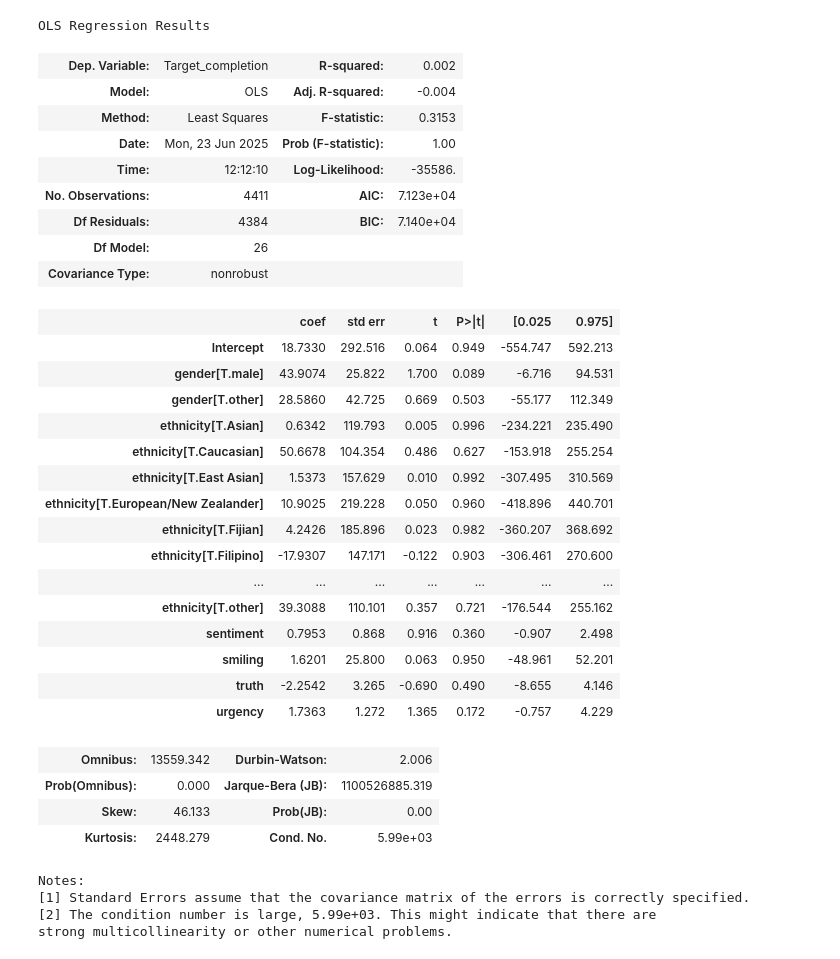
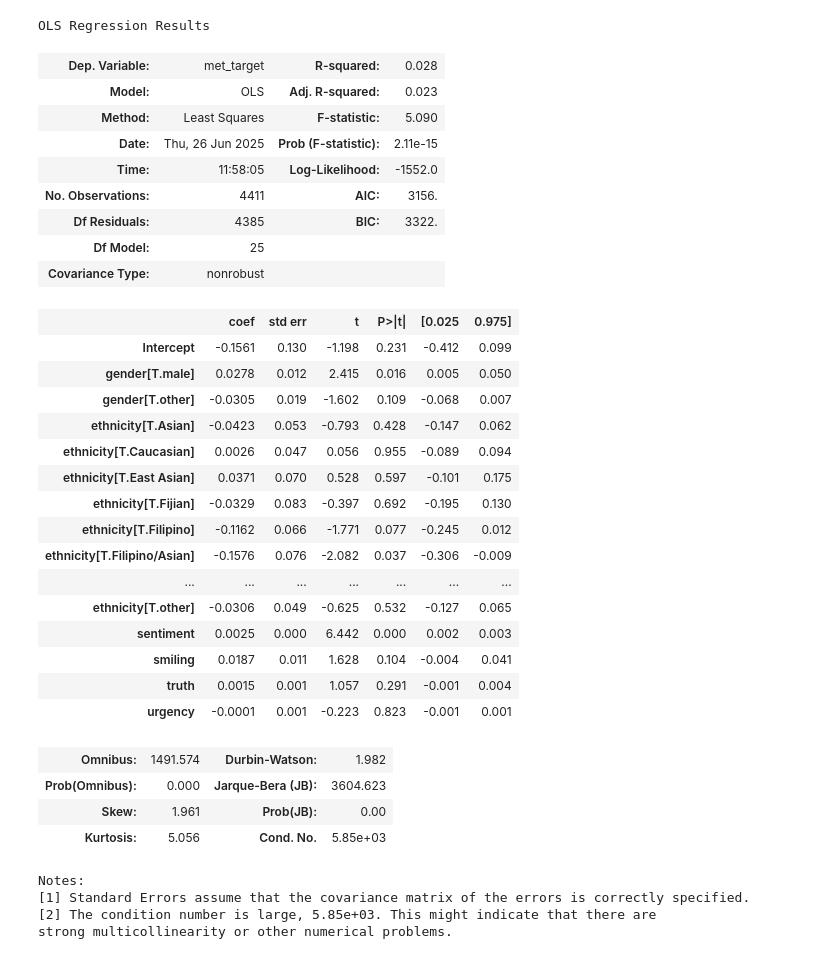
Before and after one commit to UoA-eResearch/givealittle, a Jupyter notebook: LLM_results.ipynb, the cells around one changed output. Saved outputs shown, nothing was run; the diff lists cells and outputs as text; code cells hidden in the pictures.

```diff
--- a/LLM_results.ipynb
+++ b/LLM_results.ipynb
@@ -177,0 +218,2 @@ Name: count, dtype: int64
+# %%
+df["Charity"] = df.whos_involved.str.contains(r"(Charity)", regex=False)
@@ -177,0 +226,2 @@ Name: count, dtype: int64
+# %%
+df["met_target"] = (df.amountRaised >= df.goal).astype(int)
@@ -177,0 +230,9 @@ Name: count, dtype: int64
+# %%
+def parse(age):
+    try:
+        return float(age)
+    except ValueError:
+        return None
+
+df["parsed_age"] = df.age.apply(parse)
+df.parsed_age.value_counts().head(20)
@@ -177,0 +406,3 @@ Name: count, dtype: int64
+# %%
+df.met_target = df.met_target.astype(int)
+smf.ols(formula="met_target ~ parsed_age + gender + ethnicity", data=df).fit().summary()
@@ -207,3 +474,3 @@ strong multicollinearity or other numerical problems.
 # %%
-smf.ols(formula="Target_completion ~ sentiment + smiling + gender + truth + urgency + ethnicity", data=df).fit().summary()
+smf.ols(formula="met_target ~ sentiment + smiling + gender + truth + urgency + ethnicity", data=df).fit().summary()
 # %% [output]
@@ -211,34 +477,34 @@ smf.ols(formula="Target_completion ~ sentiment + smiling + gender + truth + urge
 OLS Regression Results
-| Dep. Variable: | Target_completion | R-squared: | 0.002 |
-| Model: | OLS | Adj. R-squared: | -0.004 |
-| Method: | Least Squares | F-statistic: | 0.3153 |
-| Date: | Mon, 23 Jun 2025 | Prob (F-statistic): | 1.00 |
-| Time: | 12:12:10 | Log-Likelihood: | -35586. |
-| No. Observations: | 4411 | AIC: | 7.123e+04 |
-| Df Residuals: | 4384 | BIC: | 7.140e+04 |
-| Df Model: | 26 |  |  |
+| Dep. Variable: | met_target | R-squared: | 0.028 |
+| Model: | OLS | Adj. R-squared: | 0.023 |
+| Method: | Least Squares | F-statistic: | 5.090 |
+| Date: | Thu, 26 Jun 2025 | Prob (F-statistic): | 2.11e-15 |
+| Time: | 11:58:05 | Log-Likelihood: | -1552.0 |
+| No. Observations: | 4411 | AIC: | 3156. |
+| Df Residuals: | 4385 | BIC: | 3322. |
+| Df Model: | 25 |  |  |
 | Covariance Type: | nonrobust |  |  |
 |  | coef | std err | t | P>|t| | [0.025 | 0.975] |
-| Intercept | 18.7330 | 292.516 | 0.064 | 0.949 | -554.747 | 592.213 |
-| gender[T.male] | 43.9074 | 25.822 | 1.700 | 0.089 | -6.716 | 94.531 |
-| gender[T.other] | 28.5860 | 42.725 | 0.669 | 0.503 | -55.177 | 112.349 |
-| ethnicity[T.Asian] | 0.6342 | 119.793 | 0.005 | 0.996 | -234.221 | 235.490 |
-| ethnicity[T.Caucasian] | 50.6678 | 104.354 | 0.486 | 0.627 | -153.918 | 255.254 |
-| ethnicity[T.East Asian] | 1.5373 | 157.629 | 0.010 | 0.992 | -307.495 | 310.569 |
-| ethnicity[T.European/New Zealander] | 10.9025 | 219.228 | 0.050 | 0.960 | -418.896 | 440.701 |
-| ethnicity[T.Fijian] | 4.2426 | 185.896 | 0.023 | 0.982 | -360.207 | 368.692 |
-| ethnicity[T.Filipino] | -17.9307 | 147.171 | -0.122 | 0.903 | -306.461 | 270.600 |
+| Intercept | -0.1561 | 0.130 | -1.198 | 0.231 | -0.412 | 0.099 |
+| gender[T.male] | 0.0278 | 0.012 | 2.415 | 0.016 | 0.005 | 0.050 |
+| gender[T.other] | -0.0305 | 0.019 | -1.602 | 0.109 | -0.068 | 0.007 |
+| ethnicity[T.Asian] | -0.0423 | 0.053 | -0.793 | 0.428 | -0.147 | 0.062 |
+| ethnicity[T.Caucasian] | 0.0026 | 0.047 | 0.056 | 0.955 | -0.089 | 0.094 |
+| ethnicity[T.East Asian] | 0.0371 | 0.070 | 0.528 | 0.597 | -0.101 | 0.175 |
+| ethnicity[T.Fijian] | -0.0329 | 0.083 | -0.397 | 0.692 | -0.195 | 0.130 |
+| ethnicity[T.Filipino] | -0.1162 | 0.066 | -1.771 | 0.077 | -0.245 | 0.012 |
+| ethnicity[T.Filipino/Asian] | -0.1576 | 0.076 | -2.082 | 0.037 | -0.306 | -0.009 |
 | ... | ... | ... | ... | ... | ... | ... |
-| ethnicity[T.other] | 39.3088 | 110.101 | 0.357 | 0.721 | -176.544 | 255.162 |
-| sentiment | 0.7953 | 0.868 | 0.916 | 0.360 | -0.907 | 2.498 |
-| smiling | 1.6201 | 25.800 | 0.063 | 0.950 | -48.961 | 52.201 |
-| truth | -2.2542 | 3.265 | -0.690 | 0.490 | -8.655 | 4.146 |
-| urgency | 1.7363 | 1.272 | 1.365 | 0.172 | -0.757 | 4.229 |
+| ethnicity[T.other] | -0.0306 | 0.049 | -0.625 | 0.532 | -0.127 | 0.065 |
+| sentiment | 0.0025 | 0.000 | 6.442 | 0.000 | 0.002 | 0.003 |
+| smiling | 0.0187 | 0.011 | 1.628 | 0.104 | -0.004 | 0.041 |
+| truth | 0.0015 | 0.001 | 1.057 | 0.291 | -0.001 | 0.004 |
+| urgency | -0.0001 | 0.001 | -0.223 | 0.823 | -0.001 | 0.001 |
-| Omnibus: | 13559.342 | Durbin-Watson: | 2.006 |
-| Prob(Omnibus): | 0.000 | Jarque-Bera (JB): | 1100526885.319 |
-| Skew: | 46.133 | Prob(JB): | 0.00 |
-| Kurtosis: | 2448.279 | Cond. No. | 5.99e+03 |
+| Omnibus: | 1491.574 | Durbin-Watson: | 1.982 |
+| Prob(Omnibus): | 0.000 | Jarque-Bera (JB): | 3604.623 |
+| Skew: | 1.961 | Prob(JB): | 0.00 |
+| Kurtosis: | 5.056 | Cond. No. | 5.85e+03 |
 Notes:
 [1] Standard Errors assume that the covariance matrix of the errors is correctly specified.
-[2] The condition number is large, 5.99e+03. This might indicate that there are
+[2] The condition number is large, 5.85e+03. This might indicate that there are
 strong multicollinearity or other numerical problems.
```
Also changed, not shown: parts of 25 cells of this notebook, 3 other files.
